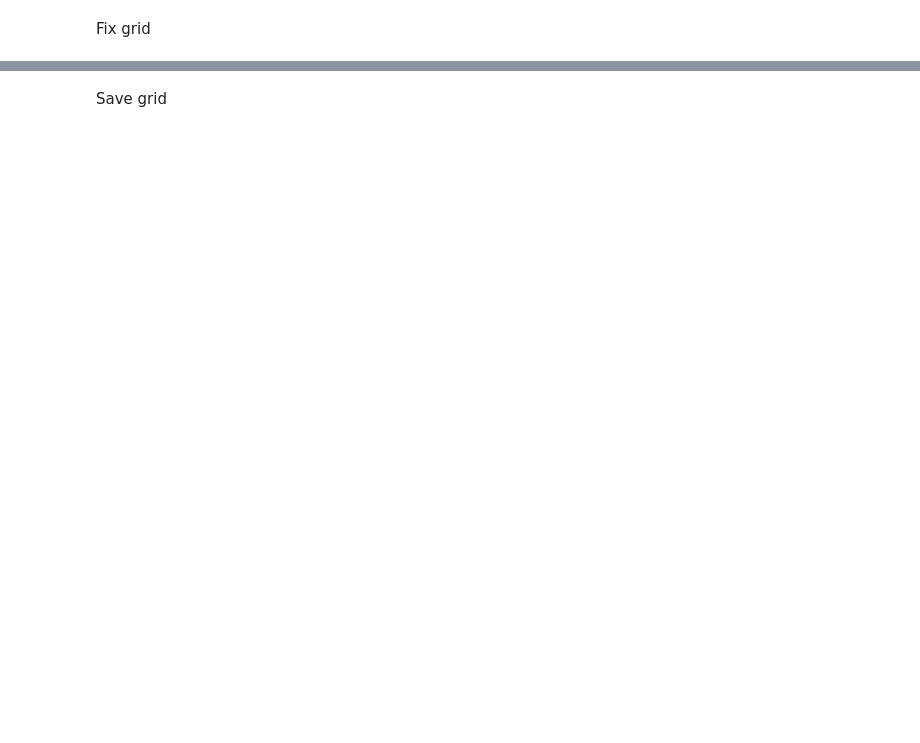
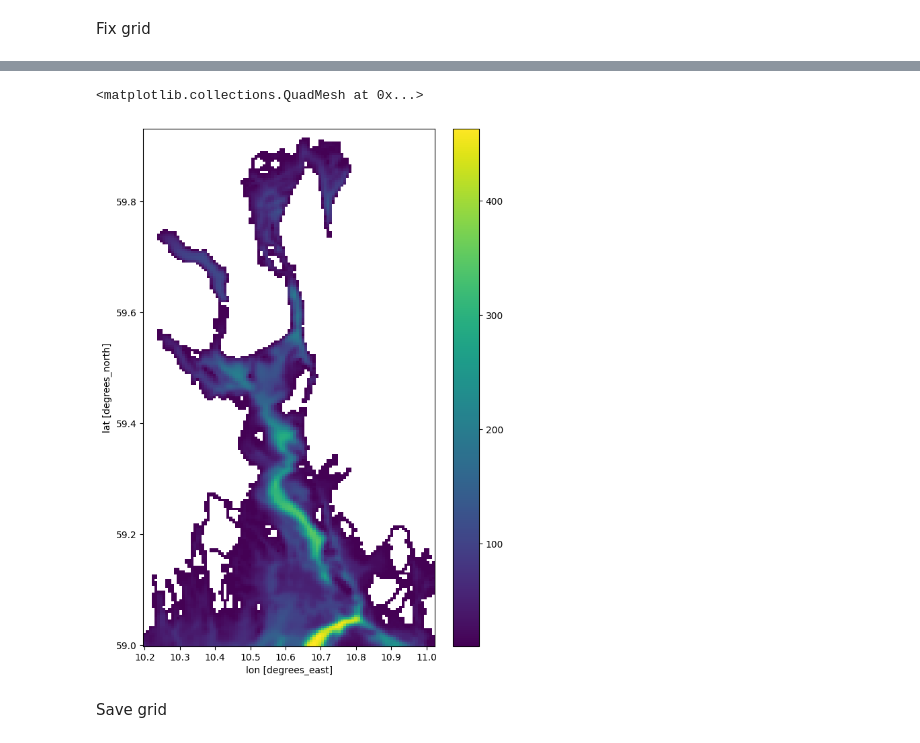
Before and after one commit to NIVANorge/oslofjord-sim, a Jupyter notebook: preprocess/bathymetry.ipynb, the cells around one changed output, grey strips where cells are left out. Drawn from its saved outputs; the diff is of its cells as text; code cells hidden in the pictures; blank space fills up the shorter version.

```diff
--- a/preprocess/bathymetry.ipynb
+++ b/preprocess/bathymetry.ipynb
@@ -68,6 +93,10 @@ from oslofjord.regrid import fill_surrounded_nans, replace_surrounded_values
 # %%
-da_h.values = fill_surrounded_nans(replace_surrounded_values(da_h.values))  # run several times
+for _ in range(10):
+    da_h.values = fill_surrounded_nans(replace_surrounded_values(da_h.values))  # run several times
 da_h.plot(figsize=(7, 10))
+# %% [output]
+<matplotlib.collections.QuadMesh at 0x...>
+[figure, added]
 # %% [markdown]
 Save grid
 # %%
```
Also changed, not shown: parts of 10 cells of this notebook, 2 other files.
